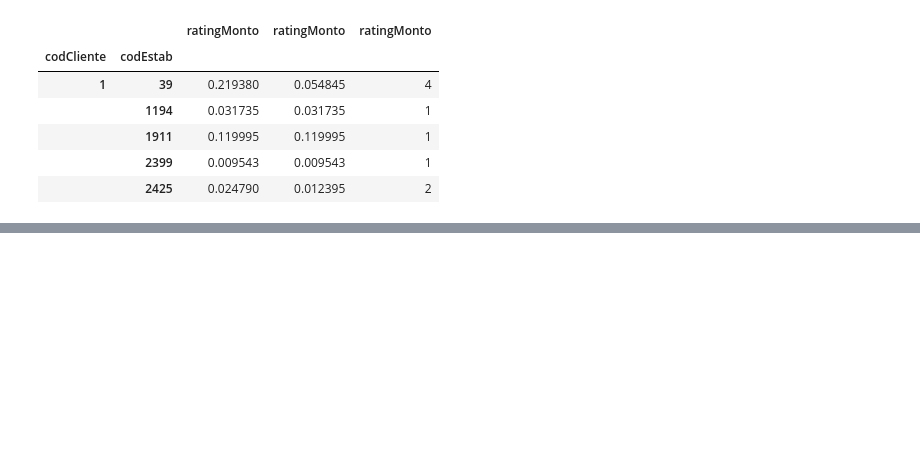
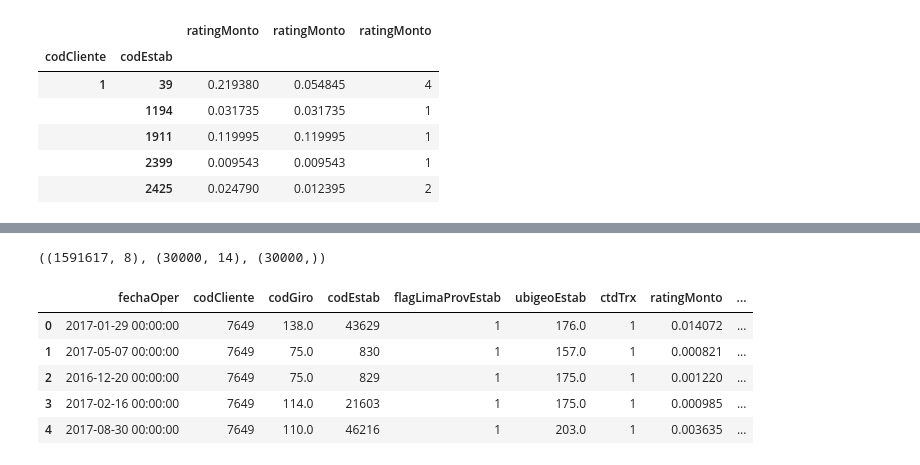
Before and after one commit to kendalvictor/codeando, a Jupyter notebook: machine_learning/_bbva data challeneger 2018/replic_kernel_alberto.ipynb, the cells around one changed output, grey strips where cells are left out. Cells and saved outputs as stored; diff of their text form; code cells hidden in the pictures; blank space fills up the shorter version.

```diff
--- a/machine_learning/_bbva data challeneger 2018/replic_kernel_alberto.ipynb
+++ b/machine_learning/_bbva data challeneger 2018/replic_kernel_alberto.ipynb
@@ -72,3 +72,6 @@ pd.concat([
 |  | 1911 | 0.119995 | 0.119995 | 1 |
 |  | 2399 | 0.009543 | 0.009543 | 1 |
 |  | 2425 | 0.024790 | 0.012395 | 2 |
+# %%
+data_perfil = pd.read_csv('data/02dataBasePerfilRec.csv', **set_parameter_csv)
+data_perfil.head()
@@ -74,0 +94,14 @@ pd.concat([
+# %%
+data_train.shape, data_perfil.shape, data_train['codCliente'].unique().shape
+# %% [output]
+((1591617, 8), (30000, 14), (30000,))
+# %%
+TrainTot = pd.merge(data_train, data_perfil, on='codCliente')
+TrainTot.head()
+# %% [output]
+|  | fechaOper | codCliente | codGiro | codEstab | flagLimaProvEstab | ubigeoEstab | ctdTrx | ratingMonto | ... |
+| 0 | 2017-01-29 00:00:00 | 7649 | 138.0 | 43629 | 1 | 176.0 | 1 | 0.014072 | ... |
+| 1 | 2017-05-07 00:00:00 | 7649 | 75.0 | 830 | 1 | 157.0 | 1 | 0.000821 | ... |
+| 2 | 2016-12-20 00:00:00 | 7649 | 75.0 | 829 | 1 | 175.0 | 1 | 0.001220 | ... |
+| 3 | 2017-02-16 00:00:00 | 7649 | 114.0 | 21603 | 1 | 175.0 | 1 | 0.000985 | ... |
+| 4 | 2017-08-30 00:00:00 | 7649 | 110.0 | 46216 | 1 | 203.0 | 1 | 0.003635 | ... |
```
Also changed, not shown: parts of 14 cells of this notebook, 1 other file.
